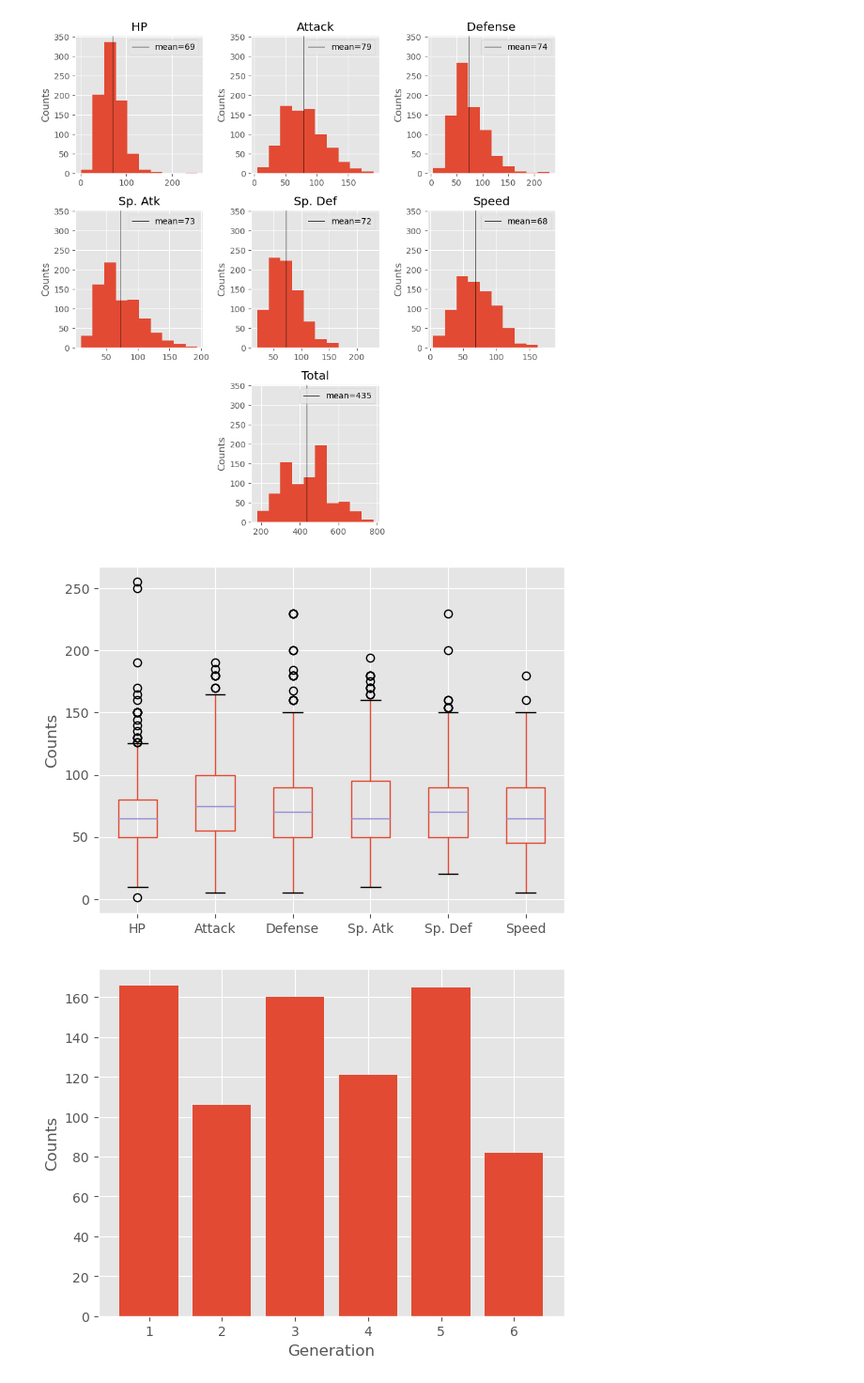
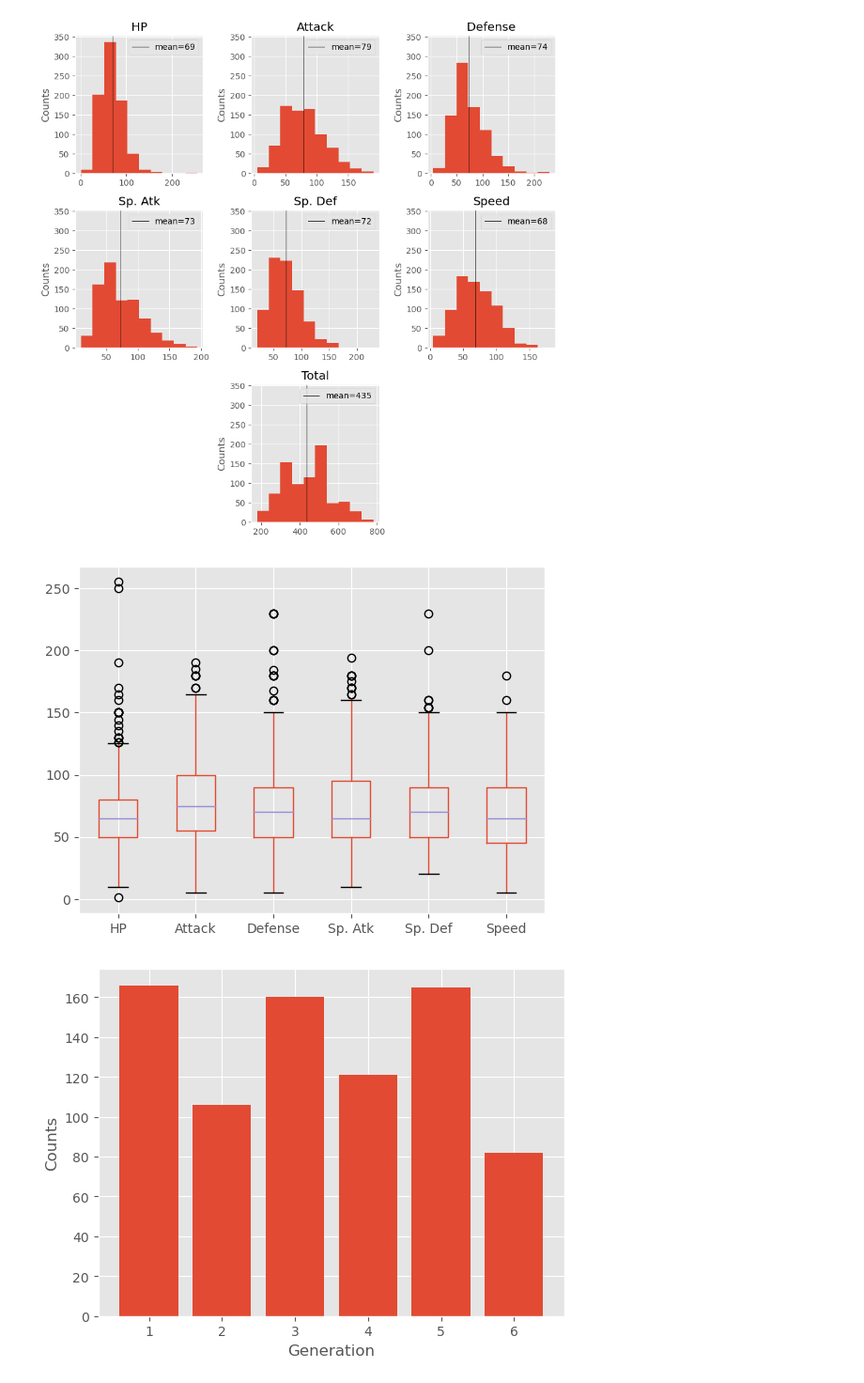
Before and after one commit to AlbertGallegoJimenez/Kaggle-Projects, a Jupyter notebook: 1_Pokemon/pokemon_notebook.ipynb, the cells around one changed output. Shown at 94% size. Drawn from its saved outputs; the diff is of its cells as text; code cells hidden in the pictures.

Commit message:
boxplot ylabel correction

```diff
--- a/1_Pokemon/pokemon_notebook.ipynb
+++ b/1_Pokemon/pokemon_notebook.ipynb
@@ -126,10 +126,9 @@ fig.savefig('plots/hist_stats.png', dpi=300, bbox_inches='tight')
 # %%
 # Boxplot
 df[stats[:-1]].boxplot()
-plt.ylabel('Counts');
 plt.savefig('plots/boxplot_stats.png', dpi=300, bbox_inches='tight')
 # %% [output]
-[figure, old version]
+[figure, new version]
 # %%
 # Nº of Pokémons in each generation
 fig, ax = plt.subplots()
```
Also changed, not shown: parts of 1 cell of this notebook, 1 other file.
